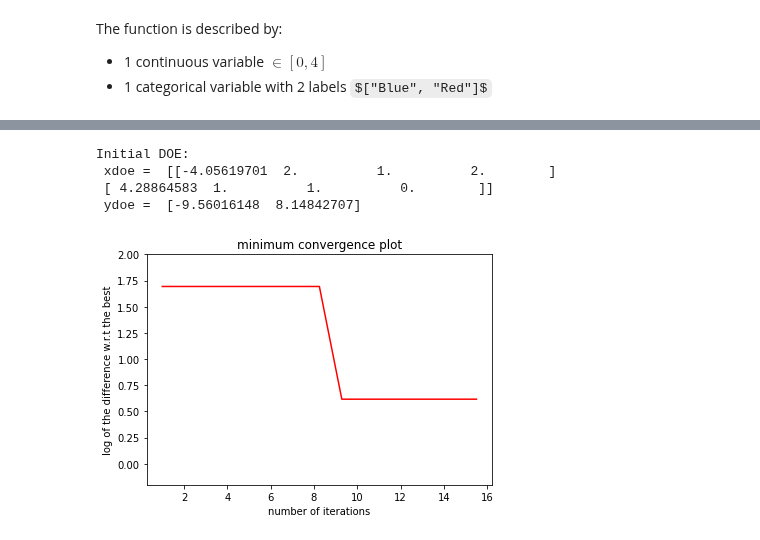
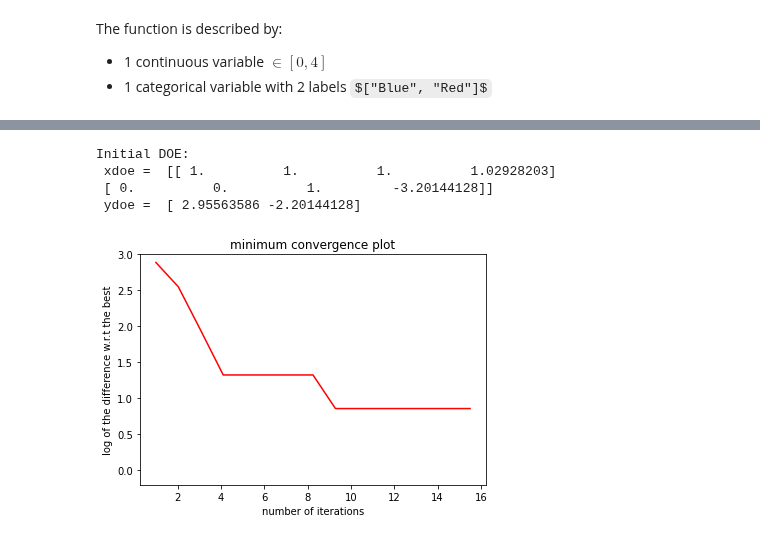
Before and after one commit to SMTorg/smt, a Jupyter notebook: tutorial/SMT_MixedInteger_application.ipynb, the cells around one changed output, grey strips where cells are left out. Drawn from its saved outputs; the diff is of its cells as text; code cells hidden in the pictures; some formulas as TeX source.

```diff
--- a/tutorial/SMT_MixedInteger_application.ipynb
+++ b/tutorial/SMT_MixedInteger_application.ipynb
@@ -349,7 +339,7 @@ criterion = "EI"  #'EI' or 'SBO' or 'LCB'
 qEI = "KB"
 sm = KRG(print_global=False)
 
-n_doe = 2
+n_doe = 3
 sampling = MixedIntegerSamplingMethod(xtypes, xlimits, LHS, criterion="ese")
 xdoe = sampling(n_doe)
 ydoe = function_test_mixed_integer(xdoe)
@@ -364,7 +354,6 @@ ego = EGO(
     xlimits=xlimits,
     surrogate=sm,
     qEI=qEI,
-    use_gower_distance= False,
 )
 
 x_opt,y_opt, _, _, y_data = ego.optimize(fun=function_test_mixed_integer)
@@ -550,18 +538,18 @@ def function_test_mixed_integer(X):
     import numpy as np
 
     # float
-    x1 = X[:, 0]
+    x1 = X[:, 3]
     #  enum 1
-    c1 = X[:, 1]
+    c1 = X[:, 0]
     x2 = c1 == 0
     x3 = c1 == 1
     x4 = c1 == 2
     #  enum 2
-    c2 = X[:, 2]
+    c2 = X[:, 1]
     x5 = c2 == 0
     x6 = c2 == 1
     # int
-    i = X[:, 3]
+    i = X[:, 2]
 
     y = (
         (x2 + 2 * x3 + 3 * x4) * x5 * x1
@@ -571,8 +559,8 @@ def function_test_mixed_integer(X):
     return y
 #to run the optimization process
 n_iter = 15
-xtypes = [FLOAT, (ENUM, 3), (ENUM, 2), ORD]
-xlimits = np.array([[-5, 5], ["blue", "red", "green"], ["large", "small"], ["0","1","2"]])
+xtypes = [(ENUM, 3), (ENUM, 2), ORD,FLOAT]
+xlimits = np.array([["blue", "red", "green"], ["large", "small"], ["0","1","2"],[-5, 5]])
 criterion = "EI"  #'EI' or 'SBO' or 'LCB'
 qEI = "KB"
 sm = KRG(print_global=False)
@@ -587,38 +575,38 @@ ego = EGO(
     n_iter=n_iter,
     criterion=criterion,
     xdoe=xdoe,
     ydoe=ydoe,
     xtypes=xtypes,
     xlimits=xlimits,
     surrogate=sm,
     qEI=qEI,
-    use_gower_distance= True,
+    categorical_kernel= GOWER,
 )
 
 x_opt,y_opt, _, _, y_data = ego.optimize(fun=function_test_mixed_integer)
 
 #to plot the objective function during the optimization process
 min_ref = -15
 mini = np.zeros(n_iter)
 for k in range(n_iter):
     mini[k] = np.log(np.abs(np.min(y_data[0 : k + n_doe - 1]) - min_ref))
 x_plot = np.linspace(1, n_iter + 0.5, n_iter)
 u = max(np.floor(max(mini)) + 1, -100)
 l = max(np.floor(min(mini)) - 0.2, -10)
 fig = plt.figure()
 axes = fig.add_axes([0.1, 0.1, 0.8, 0.8])
 axes.plot(x_plot, mini, color="r")
 axes.set_ylim([l, u])
 plt.title("minimum convergence plot", loc="center")
 plt.xlabel("number of iterations")
 plt.ylabel("log of the difference w.r.t the best")
 plt.show()
 # %% [output]
 Initial DOE:
- xdoe =  [[-4.05619701  2.          1.          2.        ]
- [ 4.28864583  1.          1.          0.        ]]
- ydoe =  [-9.56016148  8.14842707]
+ xdoe =  [[ 1.          1.          1.          1.02928203]
+ [ 0.          0.          1.         -3.20144128]]
+ ydoe =  [ 2.95563586 -2.20144128]
-[figure, old version]
+[figure, new version]
 # %%
 print(" 4D EGO Optimization: Minimum in x=",cast_to_mixed_integer(xtypes, xlimits, x_opt), "with y value =",y_opt)
 # %% [output]
```
Also changed, not shown: parts of 10 cells of this notebook, 4 other files.
